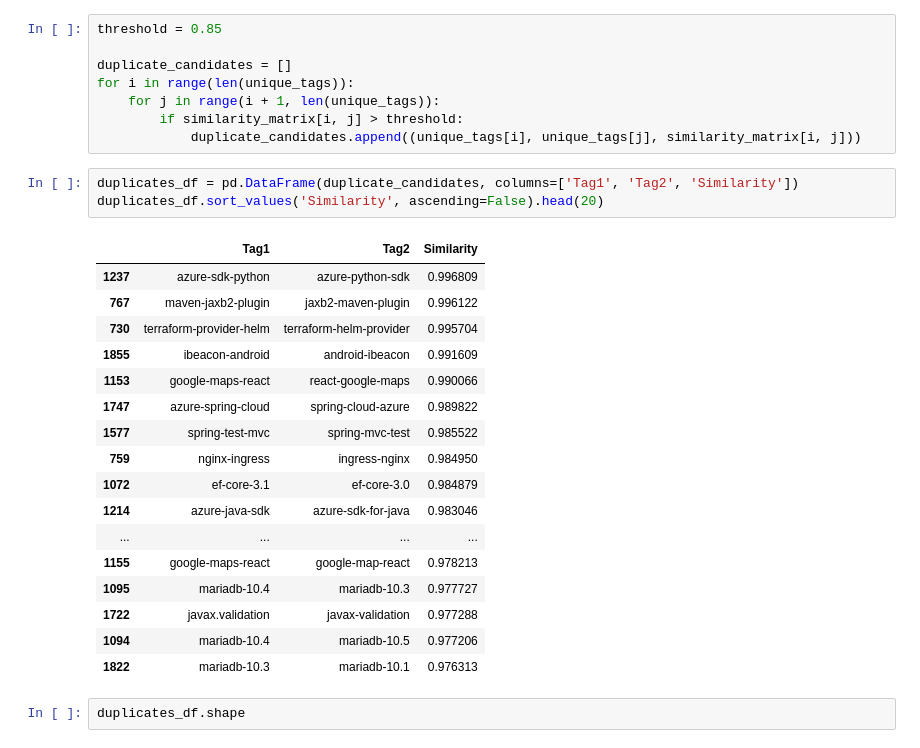
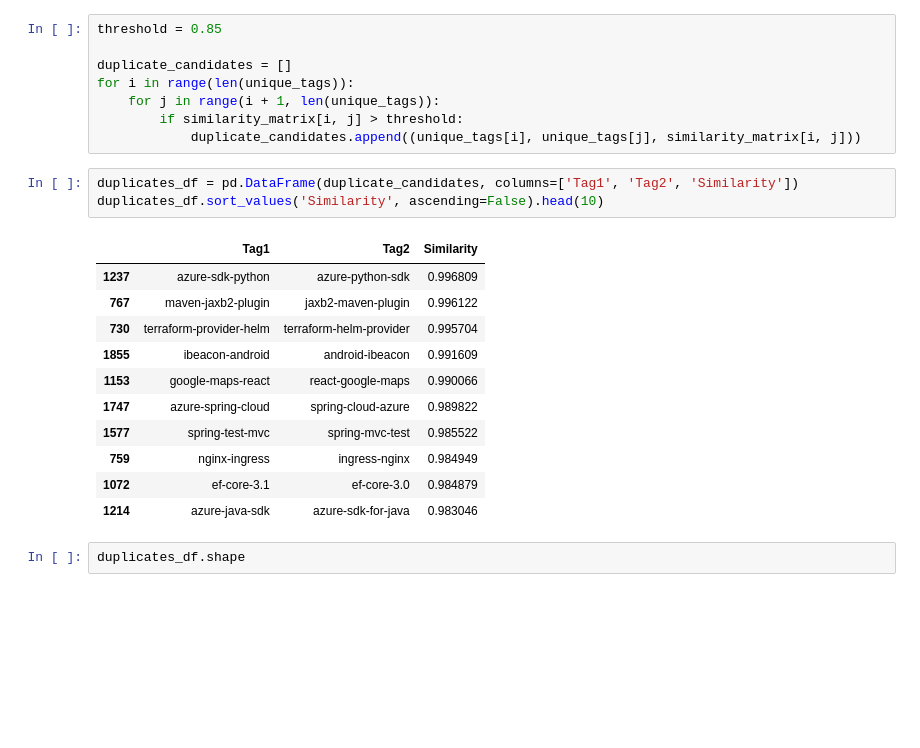
Before and after one commit to alinacharon/Stack_Overflow, a Jupyter notebook: notebooks/Charon_Alina_1_notebook_exploration_062025_1.ipynb, the cells around one changed output. Cells and saved outputs as stored; diff of their text form; blank space fills up the shorter version.

```diff
--- a/notebooks/Charon_Alina_1_notebook_exploration_062025_1.ipynb
+++ b/notebooks/Charon_Alina_1_notebook_exploration_062025_1.ipynb
@@ -536,25 +553,19 @@ for i in range(len(unique_tags)):
             duplicate_candidates.append((unique_tags[i], unique_tags[j], similarity_matrix[i, j]))
 # %%
 duplicates_df = pd.DataFrame(duplicate_candidates, columns=['Tag1', 'Tag2', 'Similarity'])
-duplicates_df.sort_values('Similarity', ascending=False).head(20)
+duplicates_df.sort_values('Similarity', ascending=False).head(10)
 # %% [output]
 |  | Tag1 | Tag2 | Similarity |
 | 1237 | azure-sdk-python | azure-python-sdk | 0.996809 |
 | 767 | maven-jaxb2-plugin | jaxb2-maven-plugin | 0.996122 |
 | 730 | terraform-provider-helm | terraform-helm-provider | 0.995704 |
 | 1855 | ibeacon-android | android-ibeacon | 0.991609 |
 | 1153 | google-maps-react | react-google-maps | 0.990066 |
 | 1747 | azure-spring-cloud | spring-cloud-azure | 0.989822 |
 | 1577 | spring-test-mvc | spring-mvc-test | 0.985522 |
-| 759 | nginx-ingress | ingress-nginx | 0.984950 |
+| 759 | nginx-ingress | ingress-nginx | 0.984949 |
 | 1072 | ef-core-3.1 | ef-core-3.0 | 0.984879 |
 | 1214 | azure-java-sdk | azure-sdk-for-java | 0.983046 |
-| ... | ... | ... | ... |
-| 1155 | google-maps-react | google-map-react | 0.978213 |
-| 1095 | mariadb-10.4 | mariadb-10.3 | 0.977727 |
-| 1722 | javax.validation | javax-validation | 0.977288 |
-| 1094 | mariadb-10.4 | mariadb-10.5 | 0.977206 |
-| 1822 | mariadb-10.3 | mariadb-10.1 | 0.976313 |
 # %%
 duplicates_df.shape
 # %% [output]
```
Also changed, not shown: parts of 16 cells of this notebook, 15 other files.
